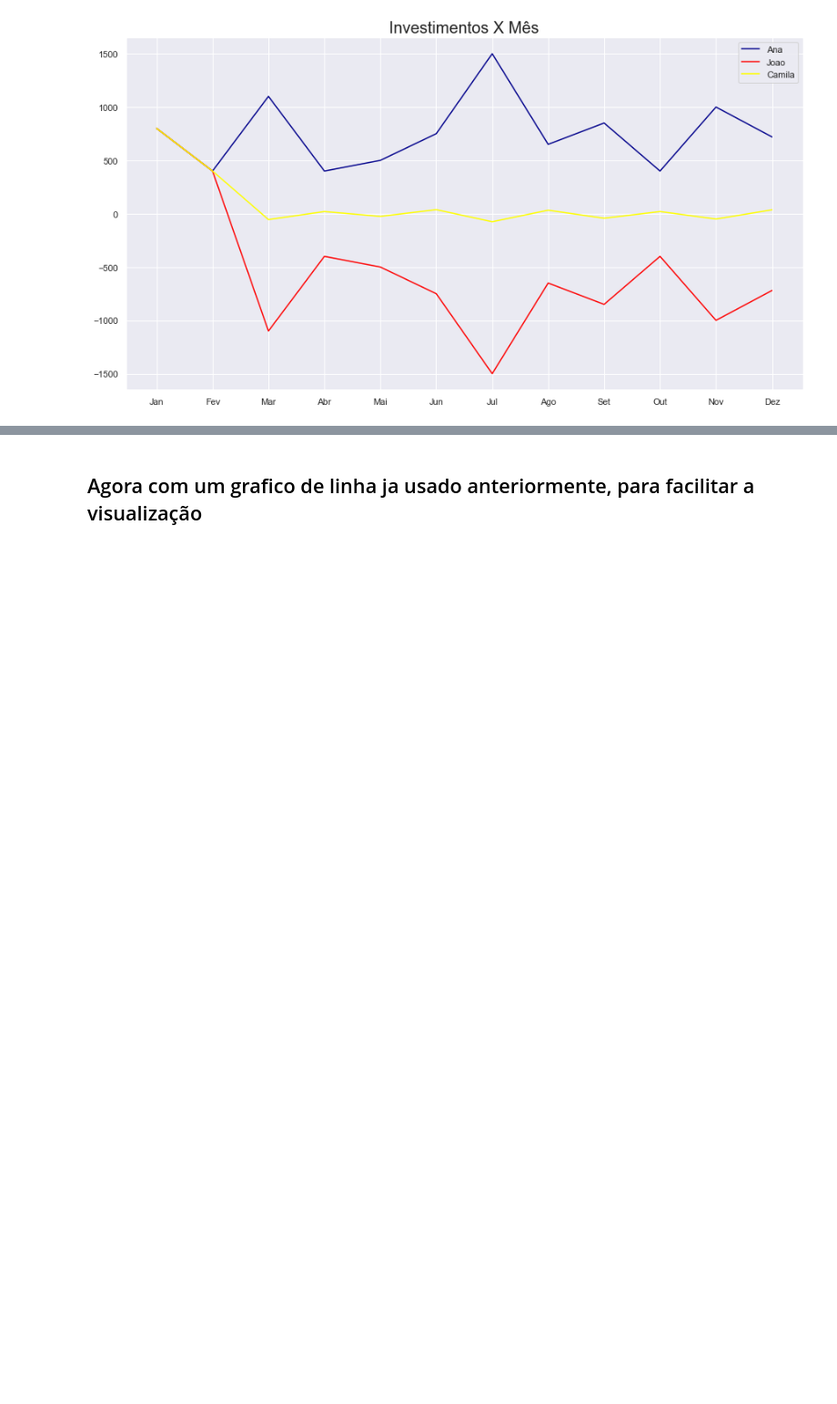
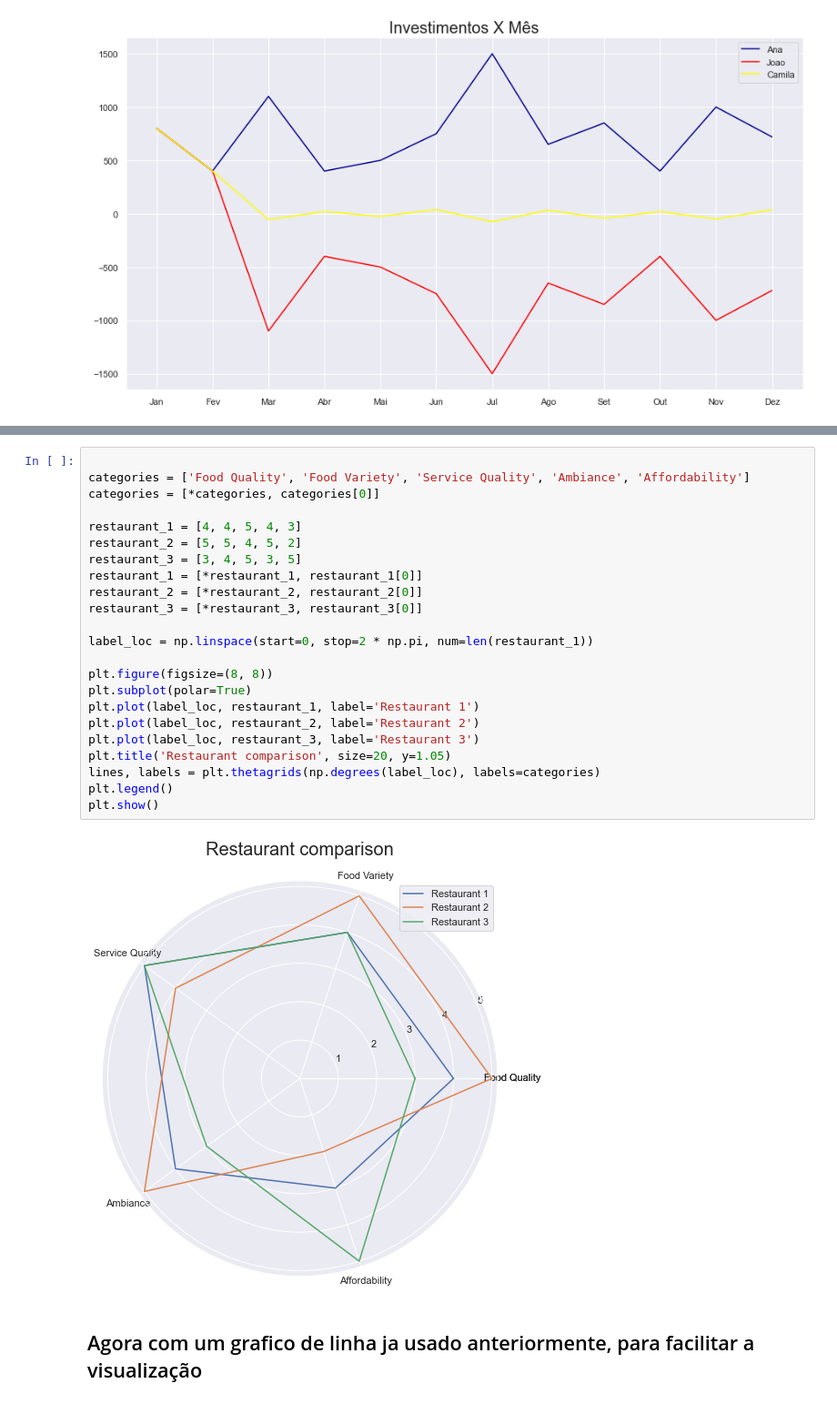
Before and after one commit to Wolfgang-Amadeus-Mozart/Analise_de_dados_Geral, a Jupyter notebook: Data Visualization com python/Data_Visualization.ipynb, the cells around one changed output, grey strips where cells are left out. Shown at 91% size. Cells and saved outputs as stored; diff of their text form; blank space fills up the shorter version.

```diff
--- a/Data Visualization com python/Data_Visualization.ipynb
+++ b/Data Visualization com python/Data_Visualization.ipynb
@@ -309,3 +336,28 @@ ax.legend()
+# %%
+
+categories = ['Food Quality', 'Food Variety', 'Service Quality', 'Ambiance', 'Affordability']
+categories = [*categories, categories[0]]
+
+restaurant_1 = [4, 4, 5, 4, 3]
+restaurant_2 = [5, 5, 4, 5, 2]
+restaurant_3 = [3, 4, 5, 3, 5]
+restaurant_1 = [*restaurant_1, restaurant_1[0]]
+restaurant_2 = [*restaurant_2, restaurant_2[0]]
+restaurant_3 = [*restaurant_3, restaurant_3[0]]
+
+label_loc = np.linspace(start=0, stop=2 * np.pi, num=len(restaurant_1))
+
+plt.figure(figsize=(8, 8))
+plt.subplot(polar=True)
+plt.plot(label_loc, restaurant_1, label='Restaurant 1')
+plt.plot(label_loc, restaurant_2, label='Restaurant 2')
+plt.plot(label_loc, restaurant_3, label='Restaurant 3')
+plt.title('Restaurant comparison', size=20, y=1.05)
+lines, labels = plt.thetagrids(np.degrees(label_loc), labels=categories)
+plt.legend()
+plt.show()
+# %% [output]
+[figure, added]
 # %% [markdown]
 ## Agora com um grafico de linha ja usado anteriormente, para facilitar a visualização
 # %%
```
Also changed, not shown: parts of 14 cells of this notebook.
